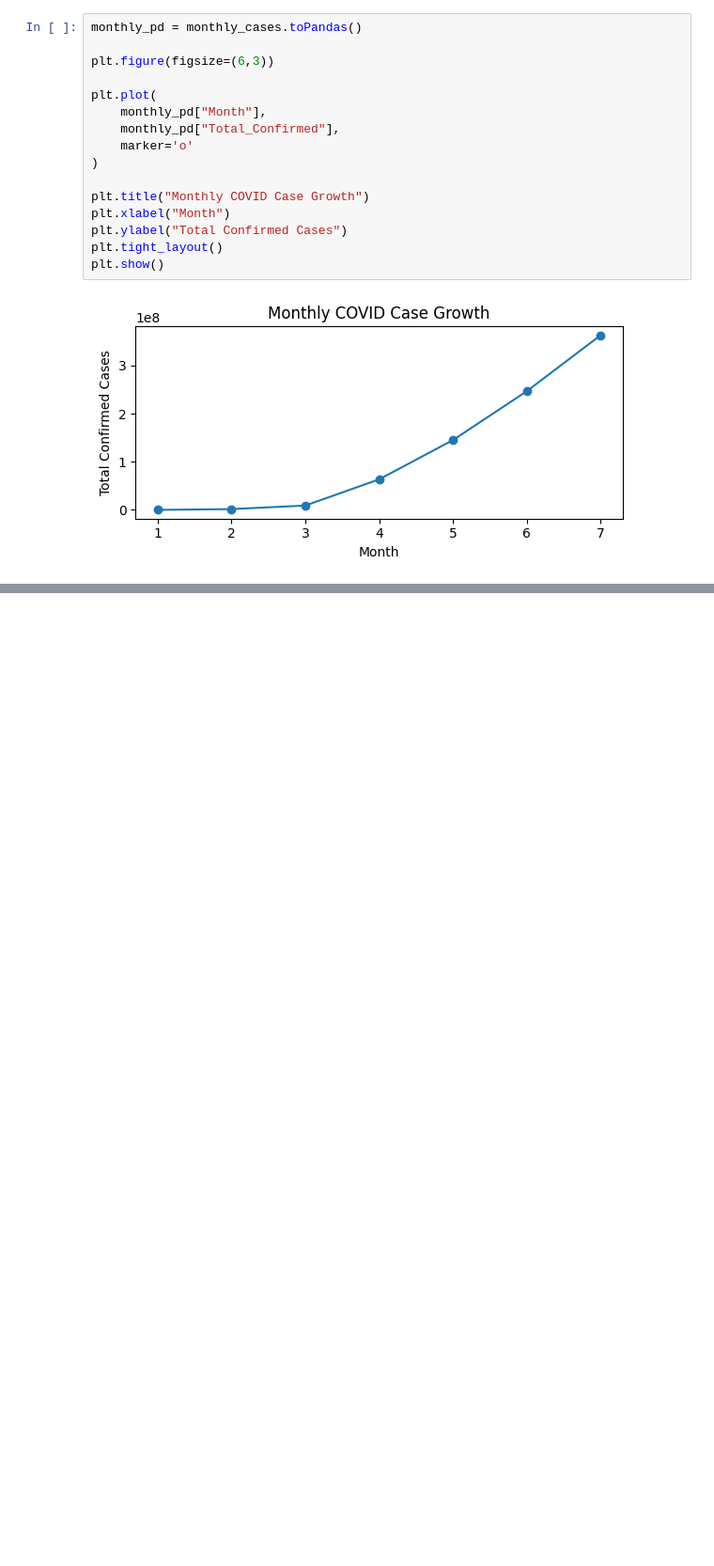
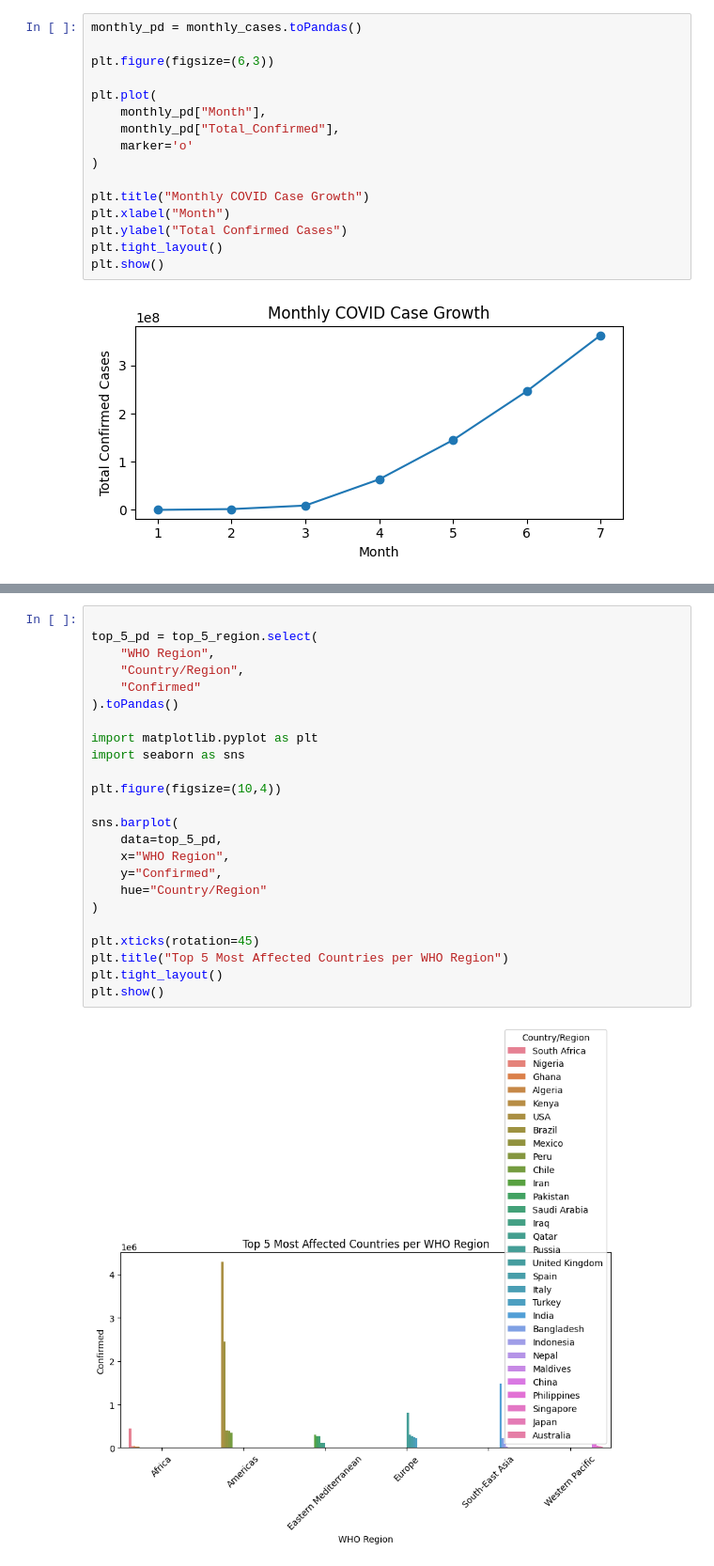
Before and after one commit to vivekdesai1215/Covid-19-Analysis-Pipeline-PySpark, a Jupyter notebook: covid19_analysis_pyspark.ipynb, the cells around one changed output, grey strips where cells are left out. Shown at 94% size. Drawn from its saved outputs; the diff is of its cells as text; blank space fills up the shorter version.

```diff
--- a/covid19_analysis_pyspark.ipynb
+++ b/covid19_analysis_pyspark.ipynb
@@ -507,0 +553,26 @@ plt.show()
+# %%
+
+top_5_pd = top_5_region.select(
+    "WHO Region",
+    "Country/Region",
+    "Confirmed"
+).toPandas()
+
+import matplotlib.pyplot as plt
+import seaborn as sns
+
+plt.figure(figsize=(10,4))
+
+sns.barplot(
+    data=top_5_pd,
+    x="WHO Region",
+    y="Confirmed",
+    hue="Country/Region"
+)
+
+plt.xticks(rotation=45)
+plt.title("Top 5 Most Affected Countries per WHO Region")
+plt.tight_layout()
+plt.show()
+# %% [output]
+[figure, added]
```
Also changed, not shown: parts of 7 cells of this notebook.
